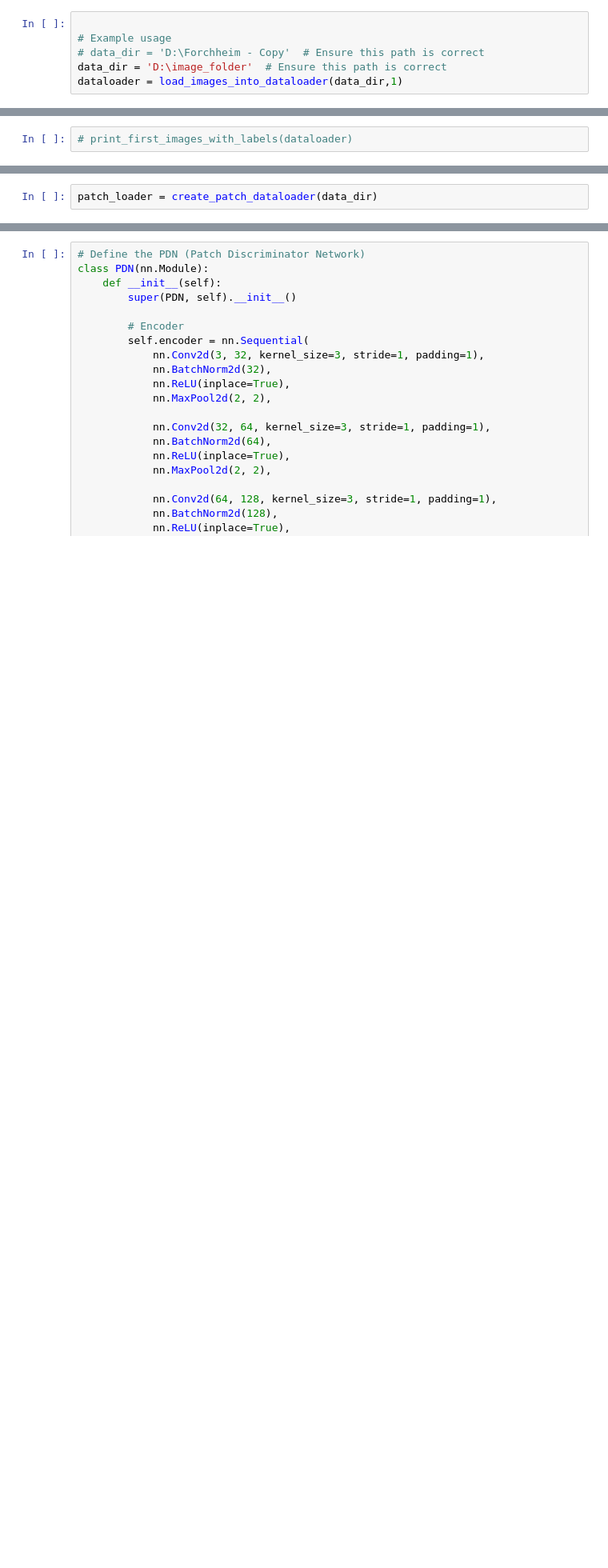
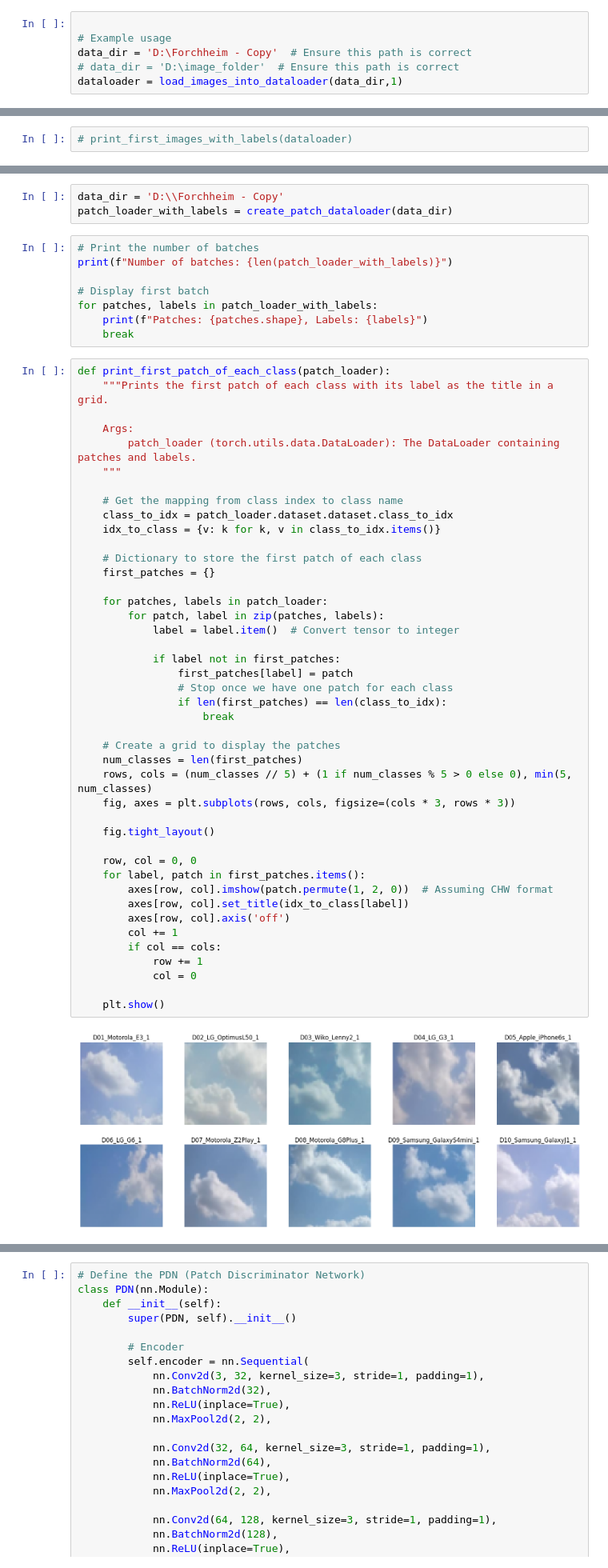
Before and after one commit to krishSharma1810/pytorch_practice, a Jupyter notebook: Robust_souce_camera_model/new_model_2_update.ipynb, the cells around one changed output, grey strips where cells are left out. Shown at 80% size. Saved outputs shown, nothing was run; the diff lists cells and outputs as text; blank space fills up the shorter version.

```diff
--- a/Robust_souce_camera_model/new_model_2_update.ipynb
+++ b/Robust_souce_camera_model/new_model_2_update.ipynb
@@ -40,8 +37,8 @@ def load_images_into_dataloader(data_dir, batch_size, transform=None):
 # %%
 
 # Example usage
-# data_dir = 'D:\Forchheim - Copy'  # Ensure this path is correct
-data_dir = 'D:\image_folder'  # Ensure this path is correct
+data_dir = 'D:\Forchheim - Copy'  # Ensure this path is correct
+# data_dir = 'D:\image_folder'  # Ensure this path is correct
 dataloader = load_images_into_dataloader(data_dir,1)
 # %%
 len(dataloader)
@@ -116,2 +90,0 @@ def extract_patches(image, patch_size=64, stride=32):
-# %%
-patch_loader = create_patch_dataloader(data_dir)
@@ -121,0 +139,56 @@ len(patch_loader)
+# %%
+data_dir = 'D:\\Forchheim - Copy'
+patch_loader_with_labels = create_patch_dataloader(data_dir)
+# %%
+# Print the number of batches
+print(f"Number of batches: {len(patch_loader_with_labels)}")
+
+# Display first batch
+for patches, labels in patch_loader_with_labels:
+    print(f"Patches: {patches.shape}, Labels: {labels}")
+    break
+# %%
+def print_first_patch_of_each_class(patch_loader):
+    """Prints the first patch of each class with its label as the title in a grid.
+
+    Args:
+        patch_loader (torch.utils.data.DataLoader): The DataLoader containing patches and labels.
+    """
+
+    # Get the mapping from class index to class name
+    class_to_idx = patch_loader.dataset.dataset.class_to_idx
+    idx_to_class = {v: k for k, v in class_to_idx.items()}
+
+    # Dictionary to store the first patch of each class
+    first_patches = {}
+
+    for patches, labels in patch_loader:
+        for patch, label in zip(patches, labels):
+            label = label.item()  # Convert tensor to integer
+
+            if label not in first_patches:
+                first_patches[label] = patch
+                # Stop once we have one patch for each class
+                if len(first_patches) == len(class_to_idx):
+                    break
+
+    # Create a grid to display the patches
+    num_classes = len(first_patches)
+    rows, cols = (num_classes // 5) + (1 if num_classes % 5 > 0 else 0), min(5, num_classes)
+    fig, axes = plt.subplots(rows, cols, figsize=(cols * 3, rows * 3))
+
+    fig.tight_layout()
+
+    row, col = 0, 0
+    for label, patch in first_patches.items():
+        axes[row, col].imshow(patch.permute(1, 2, 0))  # Assuming CHW format
+        axes[row, col].set_title(idx_to_class[label])
+        axes[row, col].axis('off')
+        col += 1
+        if col == cols:
+            row += 1
+            col = 0
+
+    plt.show()
+# %% [output]
+[figure, added]
```
Also changed, not shown: parts of 16 cells of this notebook, 4 other files.
